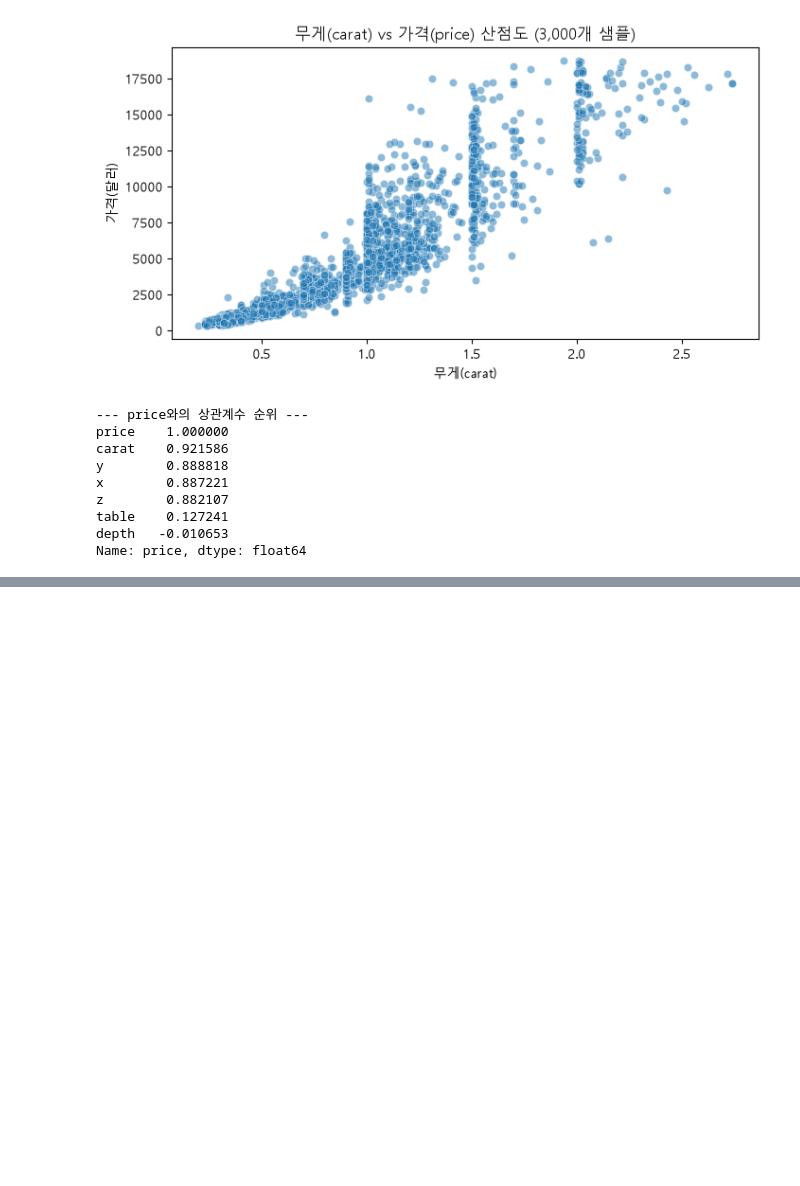
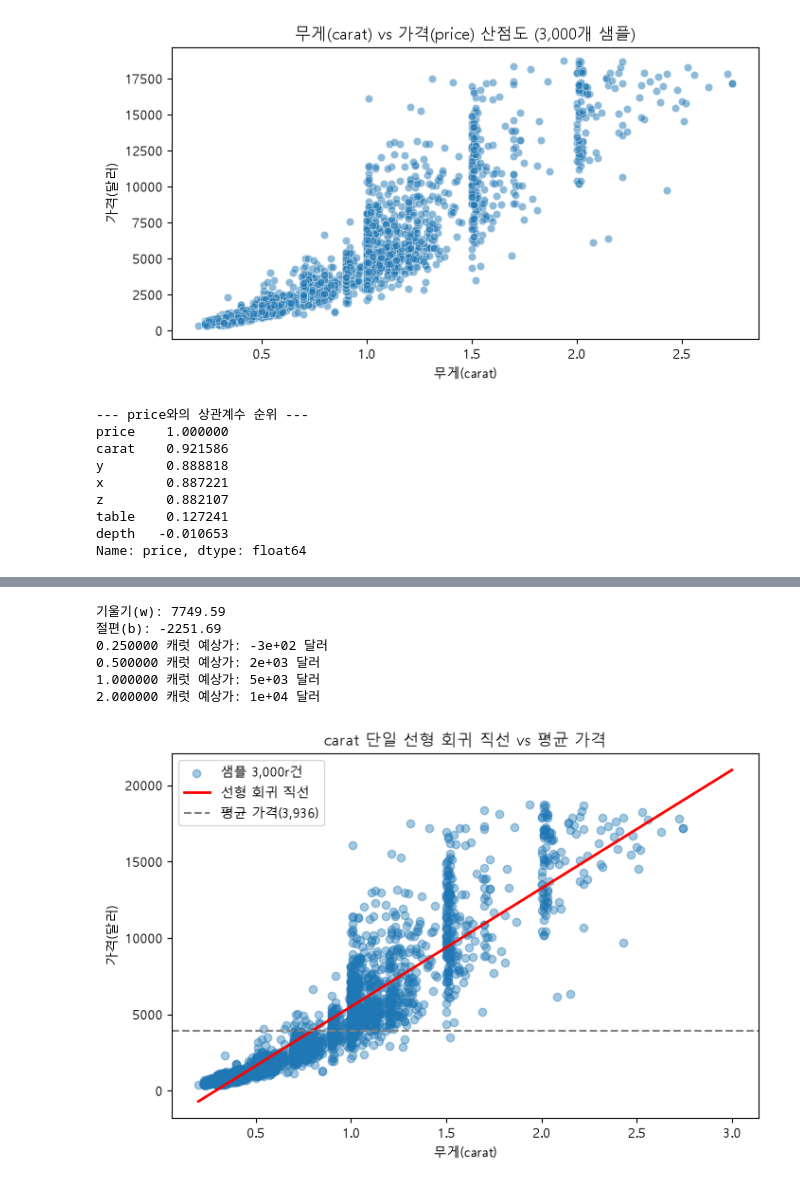
Before and after one commit to miro25800/kant_ml, a Jupyter notebook: diamond.ipynb, the cells around one changed output, grey strips where cells are left out. Saved outputs shown, nothing was run; the diff lists cells and outputs as text; code cells hidden in the pictures; blank space fills up the shorter version.

```diff
--- a/diamond.ipynb
+++ b/diamond.ipynb
@@ -194,43 +225,52 @@ Name: price, dtype: float64
 # %%
-# ★★★ 여기서부터 하기
+from sklearn.linear_model import LinearRegression
+from sklearn.model_selection import train_test_split
 
-
-
-# 학습용 데이터 준비 (X는 2차원 표, y는 1차원 정답)
-X = clean[["carat"]]
-y = clean["price"]
+# 1) carat 하나로 학습용 데이터 분할 (X는 2차원 표, y는 1차원 정답)
+X_carat = clean[["carat"]]
+y_price = clean["price"]
 
 X_train, X_test, y_train, y_test = train_test_split(
-    X, y, test_size=0.2, random_state=42
+    X_carat, y_price, test_size=0.2, random_state=42
 )
 
 # 선형 회귀 모델 학습
 model = LinearRegression()
+
+model.fit(X_train, y_train)
 model.fit(X_train, y_train)
 
 w = model.coef_[0]
 b = model.intercept_
 print(f"기울기(w): {w:.2f}")
 print(f"절편(b): {b:.2f}")
 
 # 0.25, 0.5, 1.0, 2.0 캐럿 예측
 new_carats = pd.DataFrame({"carat": [0.25, 0.5, 1.0, 2.0]})
-pred_prices = model.predict(new_carats)
+pred = model.predict(new_carats)
 
-for c, p in zip(new_carats["carat"], pred_prices):
-    print(f"{c:.2f} 캐럿 예상가: {p:,.1f} 달러")
+for c, p in zip(new_carats["carat"], pred):
+    print(f"{c:2f} 캐럿 예상가: {p:,.1} 달러")
 
 # 산점도(3,000개) + 회귀직선(빨강) + 평균 가격 가로선(회색)
 line_x = pd.DataFrame({"carat": [0.2, 3.0]})
 line_y = model.predict(line_x)
-mean_train_price = y_train.mean()
+mean_train_val = y_train.mean()
 
 fig, ax = plt.subplots(figsize=(8, 5))
-ax.scatter(sample_3000["carat"], sample_3000["price"], alpha=0.4, label="샘플 3,000개")
+ax.scatter(sample_3000["carat"], sample_3000["price"], alpha=0.4, label="샘플 3,000r건")
 ax.plot(line_x["carat"], line_y, color="red", linewidth=2, label="선형 회귀 직선")
-ax.axhline(mean_train_price, color="gray", linestyle="--", label=f"평균 가격({mean_train_price:,.0f})")
+ax.axhline(mean_train_val, color="gray", linestyle="--", label=f"평균 가격({mean_train_val:,.0f})")
 ax.set_title("carat 단일 선형 회귀 직선 vs 평균 가격")
 ax.set_xlabel("무게(carat)")
 ax.set_ylabel("가격(달러)")
 ax.legend()
 plt.show()
+# %% [output]
+기울기(w): 7749.59
+절편(b): -2251.69
+0.250000 캐럿 예상가: -3e+02 달러
+0.500000 캐럿 예상가: 2e+03 달러
+1.000000 캐럿 예상가: 5e+03 달러
+2.000000 캐럿 예상가: 1e+04 달러
+[figure, added]
```
Also changed, not shown: parts of 22 cells of this notebook.
